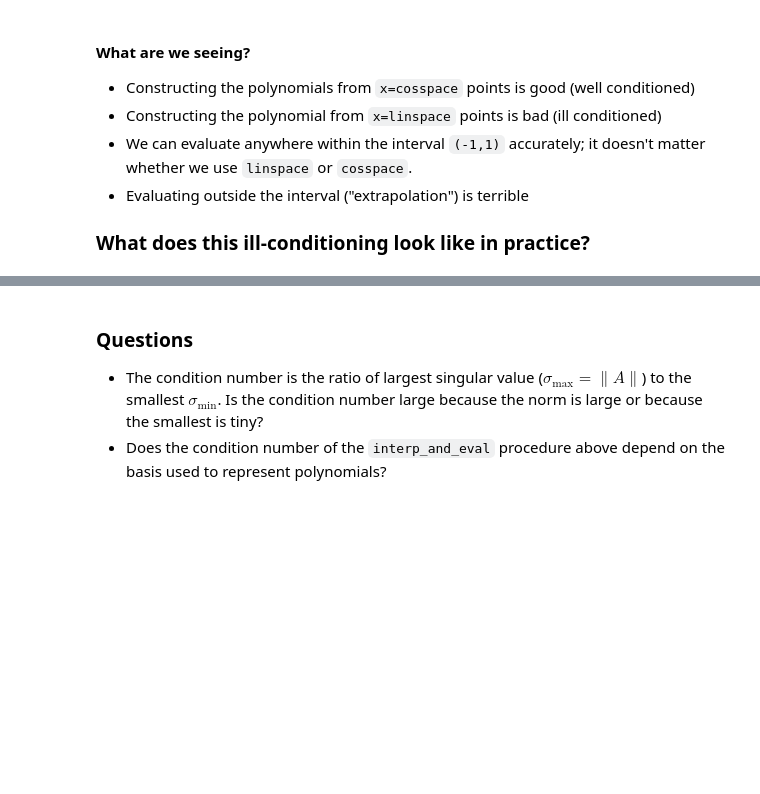
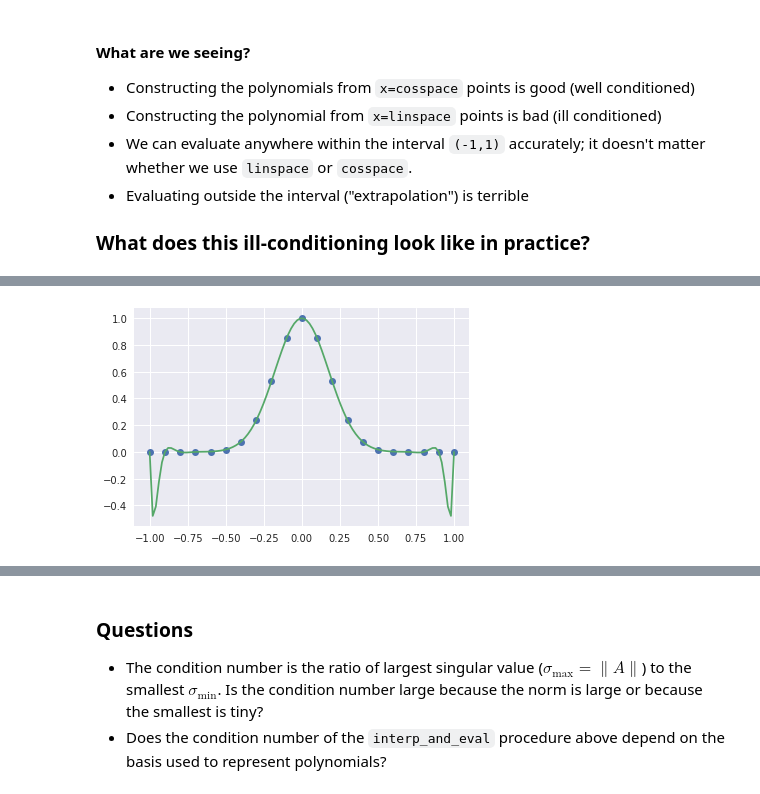
Before and after one commit to cu-numcomp/numcomp-class-spring19, a Jupyter notebook: Interpolation.ipynb, the cells around one changed output, grey strips where cells are left out. Saved outputs shown, nothing was run; the diff lists cells and outputs as text; code cells hidden in the pictures; blank space fills up the shorter version.

```diff
--- a/Interpolation.ipynb
+++ b/Interpolation.ipynb
@@ -353,9 +443,11 @@ plt.plot(xx, chebyshev_interp_and_eval(x, xx) @ runge1(x));
 # %%
 def runge2(x):
     return np.exp(-(4*x)**2)
 
-plt.plot(x, runge2(x), '*')
+plt.plot(x, runge2(x), 'o')
 plt.plot(xx, chebyshev_interp_and_eval(x, xx) @ runge2(x));
+# %% [output]
+[figure, added]
 # %%
 x = cosspace(-1,1,20)
 
```
Also changed, not shown: parts of 49 cells of this notebook.
